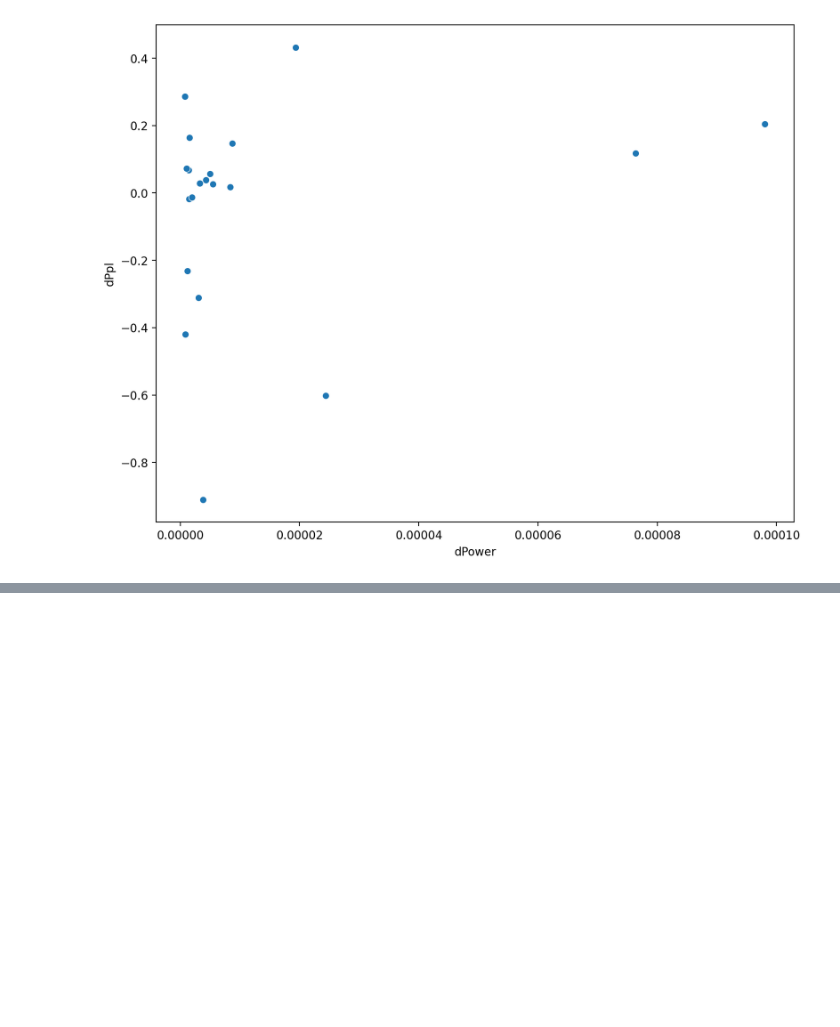
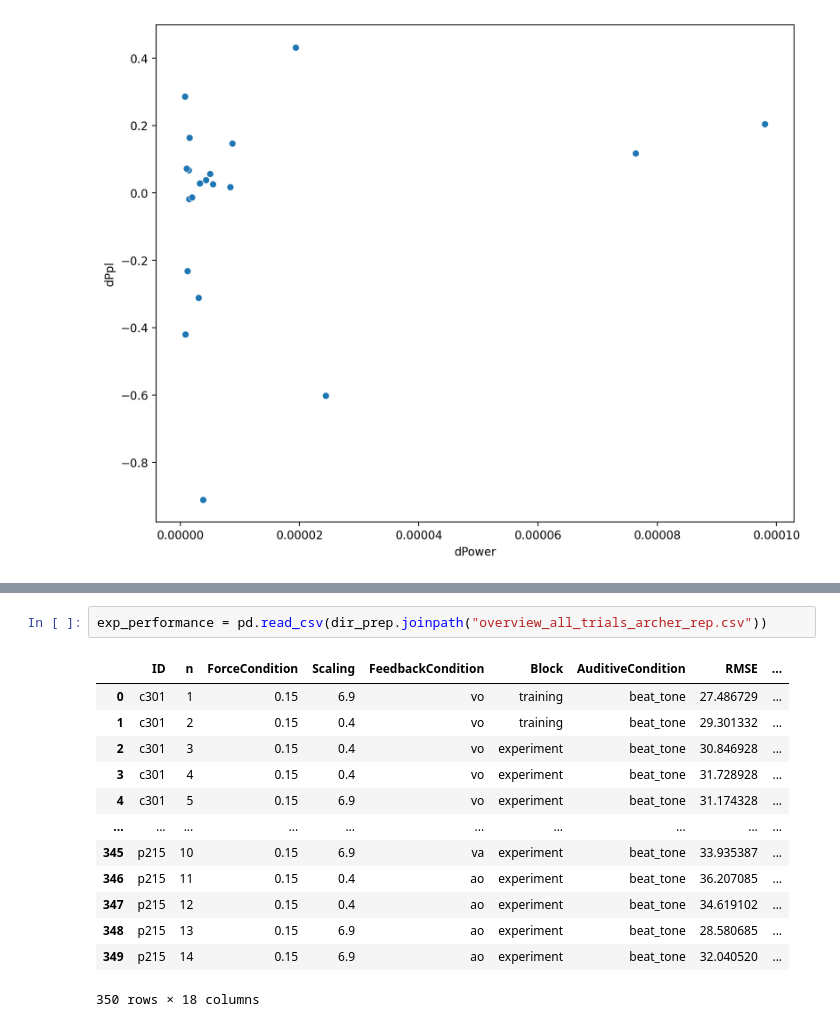
Before and after one commit to JuliusWelzel/tremor_feedback_jw, a Jupyter notebook: scripts/ana04_behav.ipynb, the cells around one changed output, grey strips where cells are left out. Saved outputs shown, nothing was run; the diff lists cells and outputs as text; blank space fills up the shorter version.

```diff
--- a/scripts/ana04_behav.ipynb
+++ b/scripts/ana04_behav.ipynb
@@ -164,0 +223,16 @@ Correlation between change in power [4-12Hz] and change in pupil size is r = 0.1
+# %%
+exp_performance = pd.read_csv(dir_prep.joinpath("overview_all_trials_archer_rep.csv"))
+# %% [output]
+|  | ID | n | ForceCondition | Scaling | FeedbackCondition | Block | AuditiveCondition | RMSE | ... |
+| 0 | c301 | 1 | 0.15 | 6.9 | vo | training | beat_tone | 27.486729 | ... |
+| 1 | c301 | 2 | 0.15 | 0.4 | vo | training | beat_tone | 29.301332 | ... |
+| 2 | c301 | 3 | 0.15 | 0.4 | vo | experiment | beat_tone | 30.846928 | ... |
+| 3 | c301 | 4 | 0.15 | 0.4 | vo | experiment | beat_tone | 31.728928 | ... |
+| 4 | c301 | 5 | 0.15 | 6.9 | vo | experiment | beat_tone | 31.174328 | ... |
+| ... | ... | ... | ... | ... | ... | ... | ... | ... | ... |
+| 345 | p215 | 10 | 0.15 | 6.9 | va | experiment | beat_tone | 33.935387 | ... |
+| 346 | p215 | 11 | 0.15 | 0.4 | ao | experiment | beat_tone | 36.207085 | ... |
+| 347 | p215 | 12 | 0.15 | 0.4 | ao | experiment | beat_tone | 34.619102 | ... |
+| 348 | p215 | 13 | 0.15 | 6.9 | ao | experiment | beat_tone | 28.580685 | ... |
+| 349 | p215 | 14 | 0.15 | 6.9 | ao | experiment | beat_tone | 32.040520 | ... |
+350 rows × 18 columns
```
Also changed, not shown: parts of 9 cells of this notebook, 3 other files.
